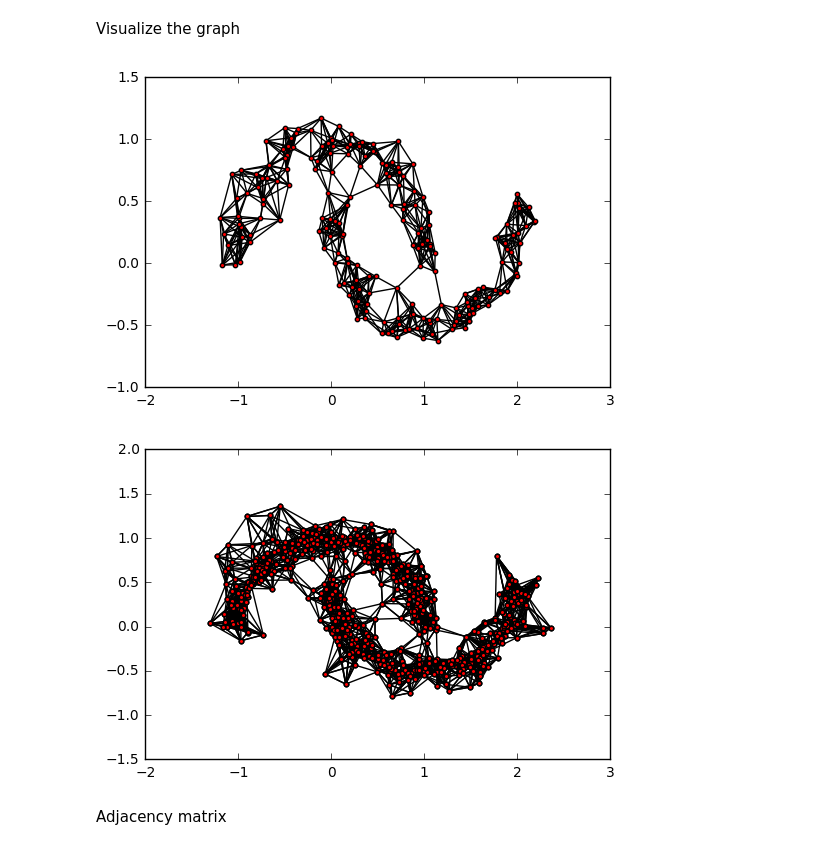
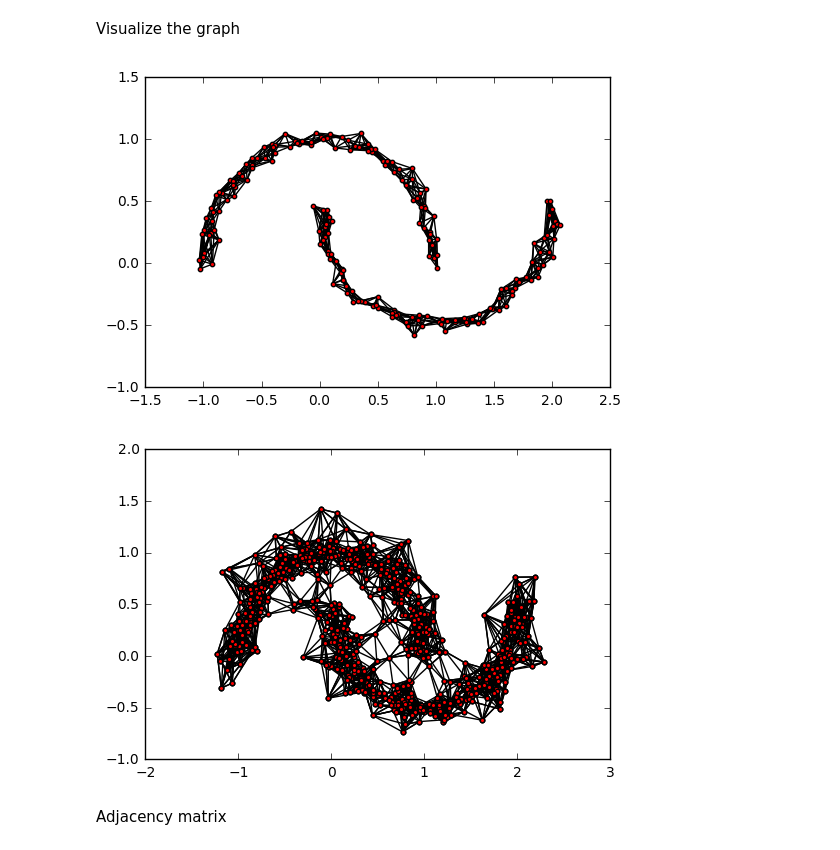
Before and after one commit to petermartigny/Advanced-Machine-Learning, a Jupyter notebook: Atmani_Martigny_TP2_group_1.ipynb, the cells around one changed output. Drawn from its saved outputs; the diff is of its cells as text; code cells hidden in the pictures.

```diff
--- a/Atmani_Martigny_TP2_group_1.ipynb
+++ b/Atmani_Martigny_TP2_group_1.ipynb
@@ -61,19 +61,19 @@ array([[ 1.,  0.,  0., ...,  0.,  0.,  0.],
 # %% [markdown]
 Visualize the graph
 # %%
-noisy_moons = make_moons(n_samples = n_samples, noise = 0.1)
+noisy_moons = make_moons(n_samples = n_samples, noise = 0.04)
 pos = {}
 for i in range(len(noisy_moons[0])):
     pos[i] = (noisy_moons[0][i][0], noisy_moons[0][i][1])
 
 A = kneighbors_graph(noisy_moons[0]
                      , n_neighbors_list[2]
                      , mode = 'connectivity', include_self=True)
 G = nx.from_numpy_matrix(A.toarray())
 
 nx.draw_networkx(G, pos, node_size=10, with_labels=False)
 # %% [output]
-[figure, old version]
+[figure, new version]
 # %%
 for n in noise_level_list:
 
@@ -92,7 +92,7 @@ for n in noise_level_list:
 
         nx.draw_networkx(G, pos, node_size=10, with_labels=False)
 # %% [output]
-[figure, old version]
+[figure, new version]
 # %% [markdown]
 Adjacency matrix
 # %%
```
Also changed, not shown: parts of 9 cells of this notebook, 4 other files.
